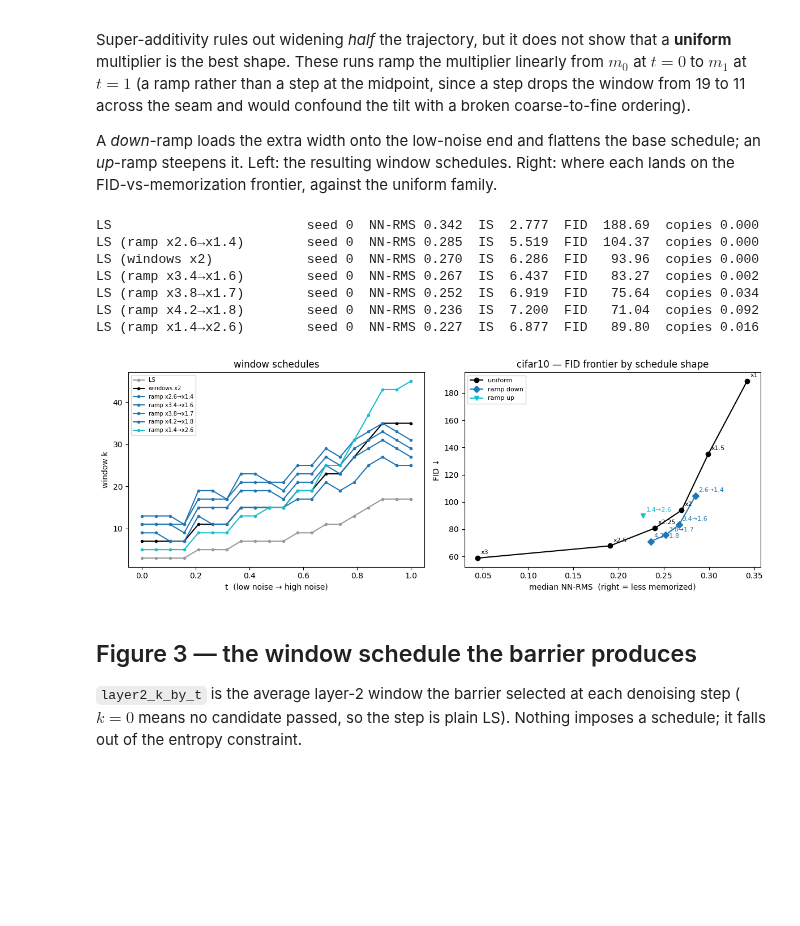
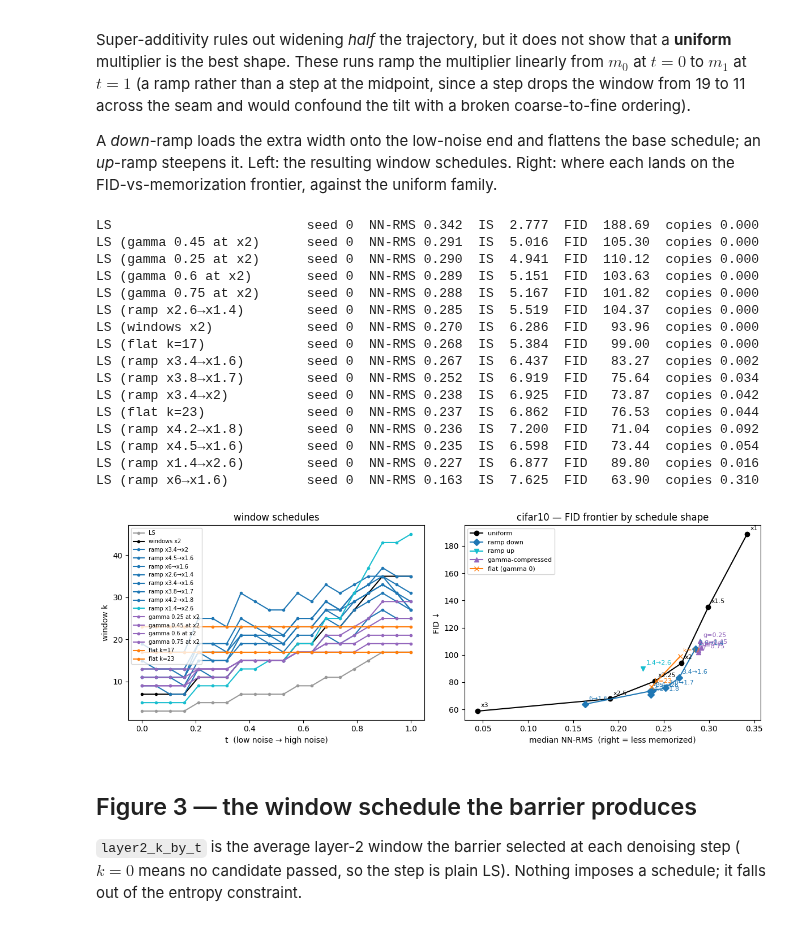
Before and after one commit to henhen724/convolutional_diffusion, a Jupyter notebook: notebooks/mls_entropy_barrier_results.ipynb, the cells around one changed output. Drawn from its saved outputs; the diff is of its cells as text; code cells hidden in the pictures; blank space fills up the shorter version.

```diff
--- a/notebooks/mls_entropy_barrier_results.ipynb
+++ b/notebooks/mls_entropy_barrier_results.ipynb
@@ -97,7 +103,8 @@ spread — with 500 samples it understates run-to-run variation). `NN-RMS` is th
 the nearest training image in normalized pixel units (**higher = less like the training set**);
 `copy` is the fraction of samples within 0.05 RMS of a training image.
 # %%
-ORDER = {'real': 0, 'LS': 1, 'LSramp_down': 2, 'LSramp_up': 3, 'MLS': 4, 'EBMLS': 5}
+ORDER = {'real': 0, 'LS': 1, 'LSramp_down': 2, 'LSramp_up': 3, 'LSgamma': 4, 'LSflat': 5,
+         'MLS': 6, 'EBMLS': 7}
 hdr = (f"{'dataset':8s} {'configuration':24s} {'seed':>4s} {'IS ↑':>14s} {'FID ↓':>7s} "
        f"{'KID ↓':>7s} {'NN-RMS':>7s} {'copy':>6s}")
 print(hdr + '\n' + '-' * len(hdr))
@@ -138,7 +145,7 @@ for ax, d in zip(axes[0], DSETS):
     if eb:
         ax.errorbar([r['barrier'] for r in eb], [r['IS_mean'] for r in eb],
                     yerr=[r['IS_std'] for r in eb], marker='o', capsize=3, c='C3', label='EBMLS')
-    ls = sel(dataset=d, method='LS', mult=1.0)
+    ls = sel(dataset=d, family='LS', mult=1.0)
     if ls:
         ax.axhline(ls[0]['IS_mean'], ls='--', c='k', label=f"LS baseline ({ls[0]['IS_mean']:.2f})")
         ax.axhspan(*(ls[0]['IS_mean'] + np.array([-1, 1]) * ls[0]['IS_std']), color='k', alpha=.08)
@@ -165,6 +172,8 @@ for col, d in enumerate(DSETS):
         for fam, c, mk, lab in [('LS', 'k', 'o-', 'LS (uniform multiplier)'),
                                 ('LSramp_down', 'C0', 'D-', 'LS (ramp down: wide at low noise)'),
                                 ('LSramp_up', 'C9', 'v-', 'LS (ramp up)'),
+                                ('LSgamma', 'C4', '^-', 'LS (gamma: compressed range)'),
+                                ('LSflat', 'C1', 'x-', 'LS (flat = gamma 0)'),
                                 ('EBMLS', 'C3', 's-', 'EBMLS (barrier)')]:
             s = [r for r in sorted(sel(dataset=d, family=fam), key=lambda r: r['nn_rms_median'])
                  if r.get(ykey) is not None]
@@ -173,6 +182,8 @@ for col, d in enumerate(DSETS):
             ax.plot([r['nn_rms_median'] for r in s], [r[ykey] for r in s], mk, c=c, label=lab)
             for r in s:
                 tag = (f"b={r['barrier']:g}" if fam == 'EBMLS' else
+                       f"k={r['flat']}" if r['flat'] else
+                       f"g={r['gamma']:g}" if r['gamma'] is not None else
                        f"{r['mult']:g}→{r['hi']:g}" if r['hi'] else f"x{r['mult']:g}")
                 ax.annotate(tag, (r['nn_rms_median'], r[ykey]), fontsize=8, color=c,
                             xytext=(4, 5), textcoords='offset points')
@@ -191,8 +202,8 @@ fig.tight_layout()
 These runs apply the ×2 multiplier to only half of it, leaving the other half at baseline.
 # %%
 split = [r for r in RUNS if (r.get('mult_half') or 'all') != 'all']
-base = sel(dataset='cifar10', method='LS', mult=1.0)
-full = sel(dataset='cifar10', method='LS', mult=2.0)
+base = sel(dataset='cifar10', family='LS', mult=1.0)
+full = sel(dataset='cifar10', family='LS', mult=2.0)
 if split:
     labels, vals = [], []
     for r in [base[0]] + sorted(split, key=lambda r: r['mult_half']) + [full[0]]:
@@ -235,42 +246,55 @@ A *down*-ramp loads the extra width onto the low-noise end and flattens the base
 FID-vs-memorization frontier, against the uniform family.
 # %%
 fig, axes = plt.subplots(1, 2, figsize=(12, 4.4))
-show = (sel(dataset='cifar10', method='LS', mult=1.0) + sel(dataset='cifar10', method='LS', mult=2.0)
-        + sel(dataset='cifar10', family='LSramp_down') + sel(dataset='cifar10', family='LSramp_up'))
+COLOUR = {'LS': 'k', 'LSramp_down': 'C0', 'LSramp_up': 'C9', 'LSgamma': 'C4', 'LSflat': 'C1'}
+show = (sel(dataset='cifar10', family='LS', mult=1.0) + sel(dataset='cifar10', family='LS', mult=2.0)
+        + sel(dataset='cifar10', family='LSramp_down') + sel(dataset='cifar10', family='LSramp_up')
+        + sel(dataset='cifar10', family='LSgamma') + sel(dataset='cifar10', family='LSflat'))
 for r in show:
     k = r['scales']
     axes[0].plot(np.arange(len(k)) / (len(k) - 1), k, marker='.',
-                 c='.6' if r['mult'] == 1.0 else 'k' if not r['hi'] else 'C0' if r['mult'] > r['hi'] else 'C9',
+                 c='.6' if r['family'] == 'LS' and r['mult'] == 1.0 else COLOUR[r['family']],
                  label=r['config'].replace('LS ', '').strip('()'))
 axes[0].set_xlabel('t  (low noise → high noise)'); axes[0].set_ylabel('window k')
 axes[0].legend(fontsize=7); axes[0].set_title('window schedules')
 
-for fam, c, mk, lab in [('LS', 'k', 'o-', 'uniform'), ('LSramp_down', 'C0', 'D-', 'ramp down'),
-                        ('LSramp_up', 'C9', 'v-', 'ramp up')]:
+for fam, mk, lab in [('LS', 'o-', 'uniform'), ('LSramp_down', 'D-', 'ramp down'),
+                     ('LSramp_up', 'v-', 'ramp up'), ('LSgamma', '^-', 'gamma-compressed'),
+                     ('LSflat', 'x-', 'flat (gamma 0)')]:
     s = [r for r in sorted(sel(dataset='cifar10', family=fam), key=lambda r: r['nn_rms_median'])
          if r.get('FID') is not None]
     if s:
-        axes[1].plot([r['nn_rms_median'] for r in s], [r['FID'] for r in s], mk, c=c, label=lab)
+        axes[1].plot([r['nn_rms_median'] for r in s], [r['FID'] for r in s], mk, c=COLOUR[fam], label=lab)
         for r in s:
-            axes[1].annotate(f"{r['mult']:g}→{r['hi']:g}" if r['hi'] else f"x{r['mult']:g}",
-                             (r['nn_rms_median'], r['FID']), fontsize=8, color=c,
+            axes[1].annotate(f"k={r['flat']}" if r['flat'] else f"g={r['gamma']:g}" if r['gamma'] is not None
+                             else f"{r['mult']:g}→{r['hi']:g}" if r['hi'] else f"x{r['mult']:g}",
+                             (r['nn_rms_median'], r['FID']), fontsize=8, color=COLOUR[fam],
                              xytext=(4, 5), textcoords='offset points')
 axes[1].set_xlabel('median NN-RMS  (right = less memorized)'); axes[1].set_ylabel('FID ↓')
 axes[1].legend(fontsize=8); axes[1].set_title('cifar10 — FID frontier by schedule shape')
 fig.tight_layout()
 
 for r in sorted(show, key=lambda r: -r['nn_rms_median']):
     print(f"{r['config']:26s} seed {r['seed']}  NN-RMS {r['nn_rms_median']:.3f}  "
           f"IS {r['IS_mean']:6.3f}  FID {r.get('FID') or float('nan'):7.2f}  copies {r['copy_fraction']:.3f}")
 # %% [output]
 LS                         seed 0  NN-RMS 0.342  IS  2.777  FID  188.69  copies 0.000
+LS (gamma 0.45 at x2)      seed 0  NN-RMS 0.291  IS  5.016  FID  105.30  copies 0.000
+LS (gamma 0.25 at x2)      seed 0  NN-RMS 0.290  IS  4.941  FID  110.12  copies 0.000
+LS (gamma 0.6 at x2)       seed 0  NN-RMS 0.289  IS  5.151  FID  103.63  copies 0.000
+LS (gamma 0.75 at x2)      seed 0  NN-RMS 0.288  IS  5.167  FID  101.82  copies 0.000
 LS (ramp x2.6→x1.4)        seed 0  NN-RMS 0.285  IS  5.519  FID  104.37  copies 0.000
 LS (windows x2)            seed 0  NN-RMS 0.270  IS  6.286  FID   93.96  copies 0.000
+LS (flat k=17)             seed 0  NN-RMS 0.268  IS  5.384  FID   99.00  copies 0.000
 LS (ramp x3.4→x1.6)        seed 0  NN-RMS 0.267  IS  6.437  FID   83.27  copies 0.002
 LS (ramp x3.8→x1.7)        seed 0  NN-RMS 0.252  IS  6.919  FID   75.64  copies 0.034
+LS (ramp x3.4→x2)          seed 0  NN-RMS 0.238  IS  6.925  FID   73.87  copies 0.042
+LS (flat k=23)             seed 0  NN-RMS 0.237  IS  6.862  FID   76.53  copies 0.044
 LS (ramp x4.2→x1.8)        seed 0  NN-RMS 0.236  IS  7.200  FID   71.04  copies 0.092
+LS (ramp x4.5→x1.6)        seed 0  NN-RMS 0.235  IS  6.598  FID   73.44  copies 0.054
 LS (ramp x1.4→x2.6)        seed 0  NN-RMS 0.227  IS  6.877  FID   89.80  copies 0.016
+LS (ramp x6→x1.6)          seed 0  NN-RMS 0.163  IS  7.625  FID   63.90  copies 0.310
-[figure, old version]
+[figure, new version]
 # %% [markdown]
 ## Figure 3 — the window schedule the barrier produces
 
```
Also changed, not shown: parts of 7 cells of this notebook, 4 other files.
